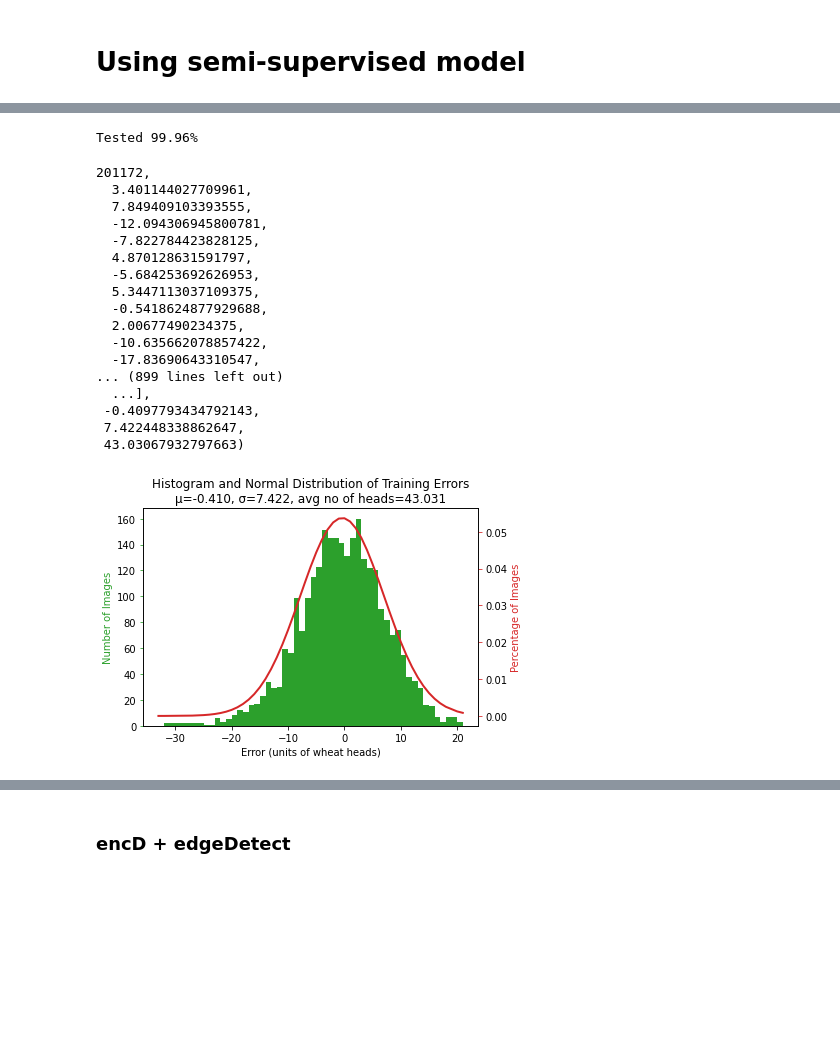
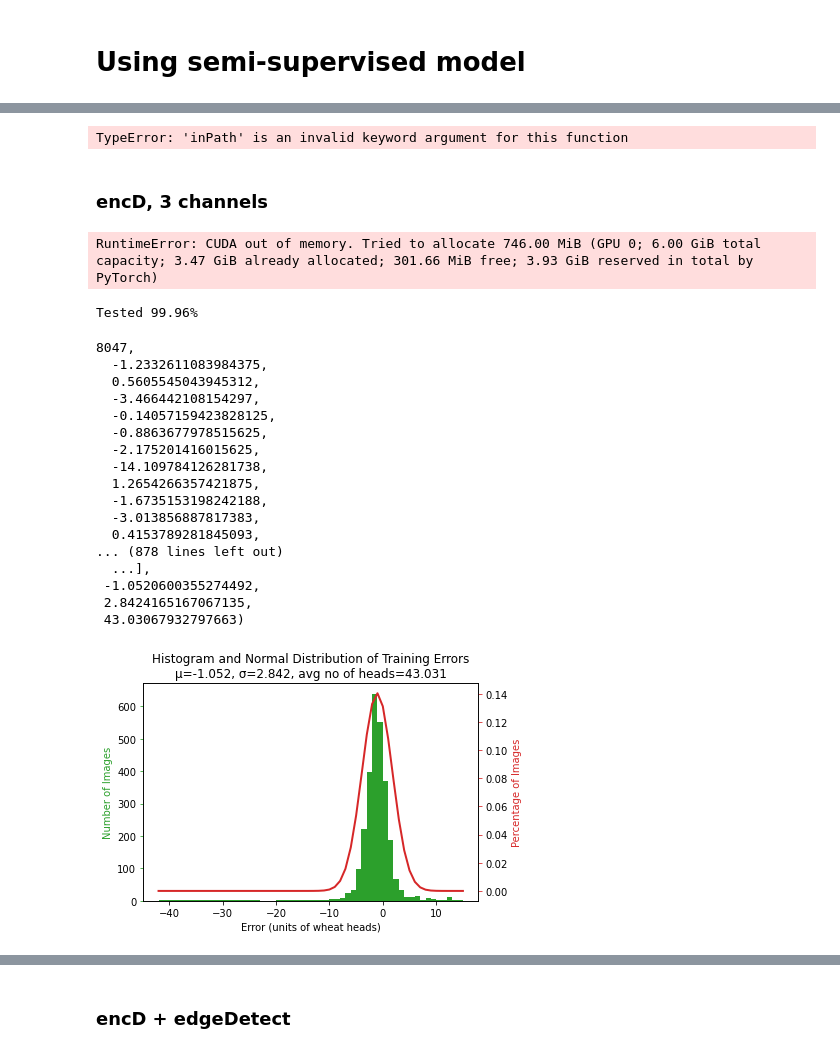
Before and after one commit to GerryChen117/2020-Summer-APS360-Project, a Jupyter notebook: model/openCVModels.ipynb, the cells around one changed output, grey strips where cells are left out. Cells and saved outputs as stored; diff of their text form; code cells hidden in the pictures; blank space fills up the shorter version.

```diff
--- a/model/openCVModels.ipynb
+++ b/model/openCVModels.ipynb
@@ -358,24 +381,54 @@ Epoch 19 | Time Taken: 61.00s | Training Error: 0.9536157779, Training loss: 8.0
+# %%
+netPath = "saved/TrainingRuns/RegAdamTrainer/CNN_encD_b32_te20_lr0.001"
+my_model = CNN(name="CNN_encD"); my_model.cuda()
+my_model.load_state_dict(torch.load(netPath+"/model_epoch19"))
+trainLoader, valLoader, testLoader = loadData(batchsize = 1, args = {'func': grayscale}, inPath='saved/autEncMasked/autEncD')
+regresAnalysis(my_model, trainLoader, netPath, mode='train')
+# %% [output]
+TypeError: 'inPath' is an invalid keyword argument for this function
 # %%
-netPath = "/content/APS360-2020Summer-Project/saved/TrainingRuns/RegAdamTrainer/CNN_encD_b32_te20_lr0.001"
+netPath = "saved/TrainingRuns/RegAdamTrainer/CNN_encD_b32_te20_lr0.001"
+my_model = CNN(name="CNN_encD"); my_model.cuda()
+my_model.load_state_dict(torch.load(netPath+"/model_epoch19"))
 trainLoader, valLoader, testLoader = loadData(batchsize = 1, args = {'func': grayscale})
-regresAnalysis(my_model, trainLoader, netPath)
+regresAnalysis(my_model, valLoader, netPath, mode='val')
-# %% [output]
-Tested 99.96%
-201172,
-  3.401144027709961,
-  7.849409103393555,
-  -12.094306945800781,
-  -7.822784423828125,
-  4.870128631591797,
-  -5.684253692626953,
-  5.3447113037109375,
-  -0.5418624877929688,
-  2.00677490234375,
-  -10.635662078857422,
-  -17.83690643310547,
-... (899 lines left out)
-  ...],
- -0.4097793434792143,
- 7.422448338862647,
- 43.03067932797663)
-[figure, removed]
+# %%
+netPath = "saved/TrainingRuns/RegAdamTrainer/CNN_encD_b32_te20_lr0.001"
+my_model = CNN(name="CNN_encD"); my_model.cuda()
+my_model.load_state_dict(torch.load(netPath+"/model_epoch19"))
+trainLoader, valLoader, testLoader = loadData(batchsize = 1, args = {'func': grayscale})
+regresAnalysis(my_model, testLoader, netPath, mode='test')
+# %% [markdown]
+### encD, 3 channels
+# %%
+trainLoader, valLoader, testLoader = loadData(batchsize = 45, inPath='saved/autEncMasked/autEncD')
+my_model = CNN_3Chan(name = "CNN_encD_3Chan"); my_model.cuda()
+trainNet(net = my_model, data = [trainLoader, valLoader], batchsize = 45, epochNo = 30, lr = 0.001)
+# %% [output]
+RuntimeError: CUDA out of memory. Tried to allocate 746.00 MiB (GPU 0; 6.00 GiB total capacity; 3.47 GiB already allocated; 301.66 MiB free; 3.93 GiB reserved in total by PyTorch)
+# %%
+netPath = "saved/TrainingRuns/RegAdamTrainer/CNN_encD_3Chan_b32_te25_lr0.001"
+my_model = CNN_3Chan(name="CNN_encD_3Chan"); my_model.cuda()
+my_model.load_state_dict(torch.load(netPath+"/model_epoch22"))
+trainLoader, valLoader, testLoader = loadData(batchsize = 1, inPath='saved/autEncMasked/autEncD')
+regresAnalysis(my_model, trainLoader, netPath, mode='train')
+# %% [output]
+Tested 99.96%
+8047,
+  -1.2332611083984375,
+  0.5605545043945312,
+  -3.466442108154297,
+  -0.14057159423828125,
+  -0.8863677978515625,
+  -2.175201416015625,
+  -14.109784126281738,
+  1.2654266357421875,
+  -1.6735153198242188,
+  -3.013856887817383,
+  0.4153789281845093,
+... (878 lines left out)
+  ...],
+ -1.0520600355274492,
+ 2.8424165167067135,
+ 43.03067932797663)
+[figure, added]
```
Also changed, not shown: parts of 6 cells of this notebook, 55 other files.
